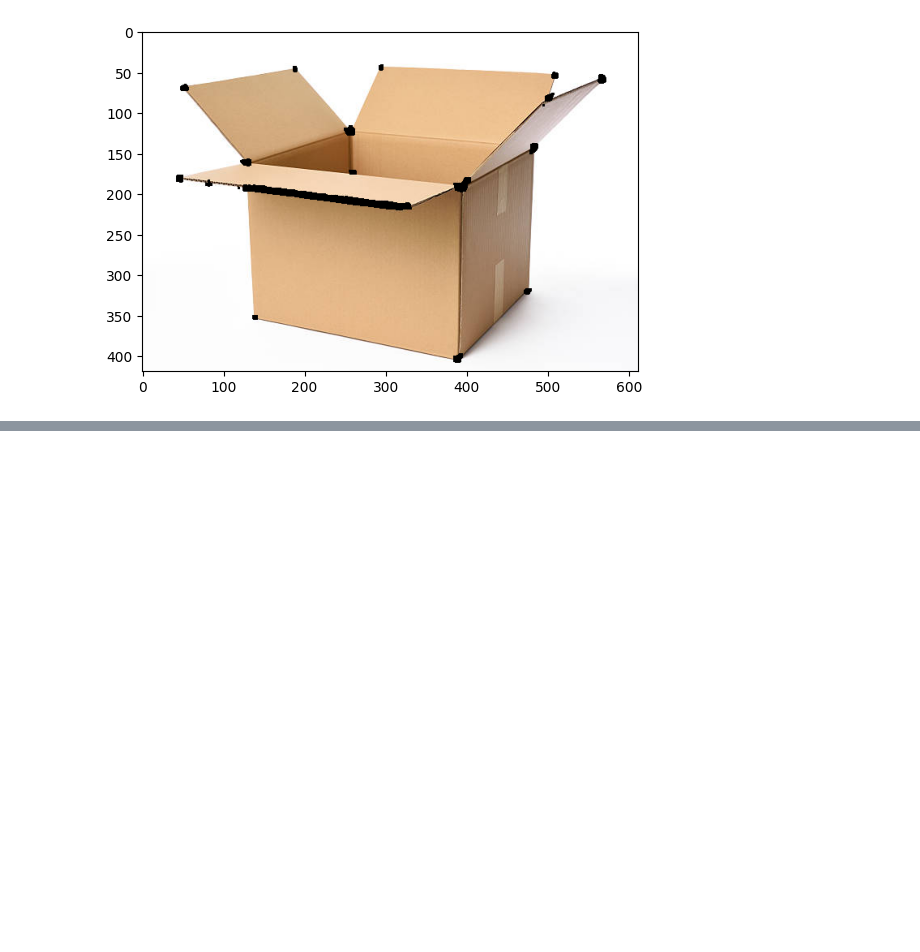
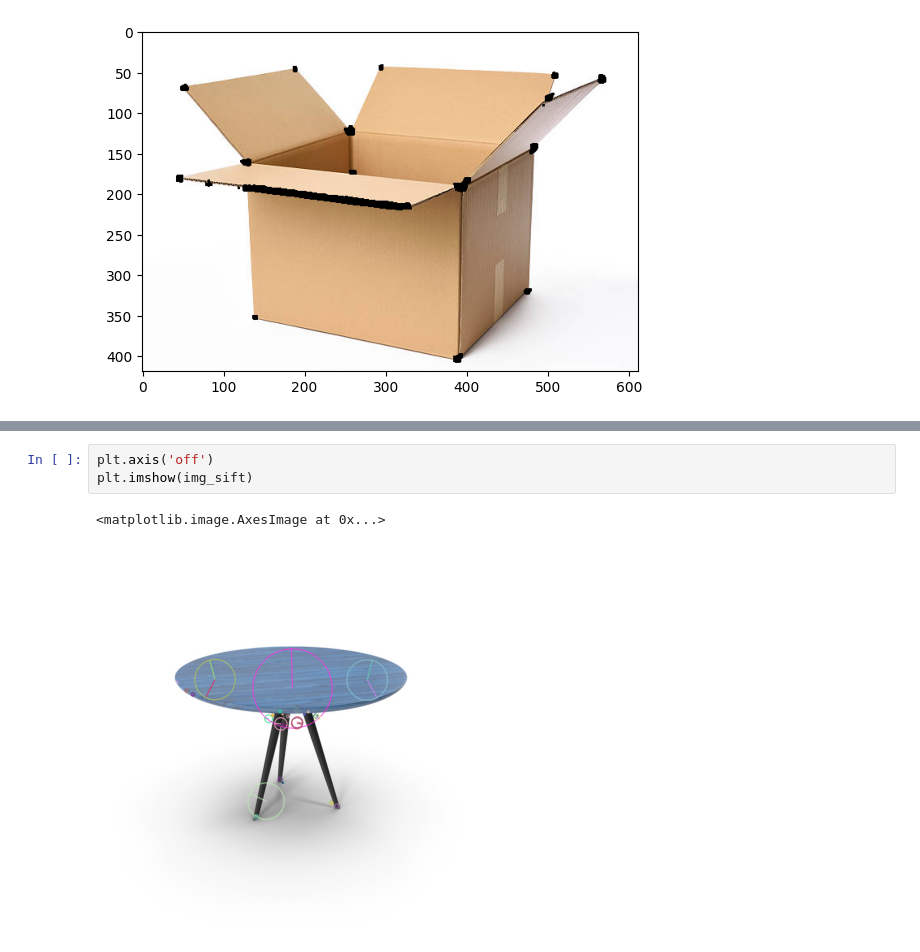
Before and after one commit to prerakl123/ML-Ops, a Jupyter notebook: AML_SRM/Assignment_21-02-2024 and 28-02-2024/Assignment_21-02-2024 and 28-02-2024.ipynb, the cells around one changed output, grey strips where cells are left out. Cells and saved outputs as stored; diff of their text form; blank space fills up the shorter version.

```diff
--- a/AML_SRM/Assignment_21-02-2024/Assignment_21-02-2024.ipynb
+++ b/AML_SRM/Assignment_21-02-2024 and 28-02-2024/Assignment_21-02-2024 and 28-02-2024.ipynb
@@ -169,0 +195,6 @@ plt.imshow(img)
+# %%
+plt.axis('off')
+plt.imshow(img_sift)
+# %% [output]
+<matplotlib.image.AxesImage at 0x...>
+[figure, added]
```
Also changed, not shown: parts of 4 cells of this notebook, 5 other files.
